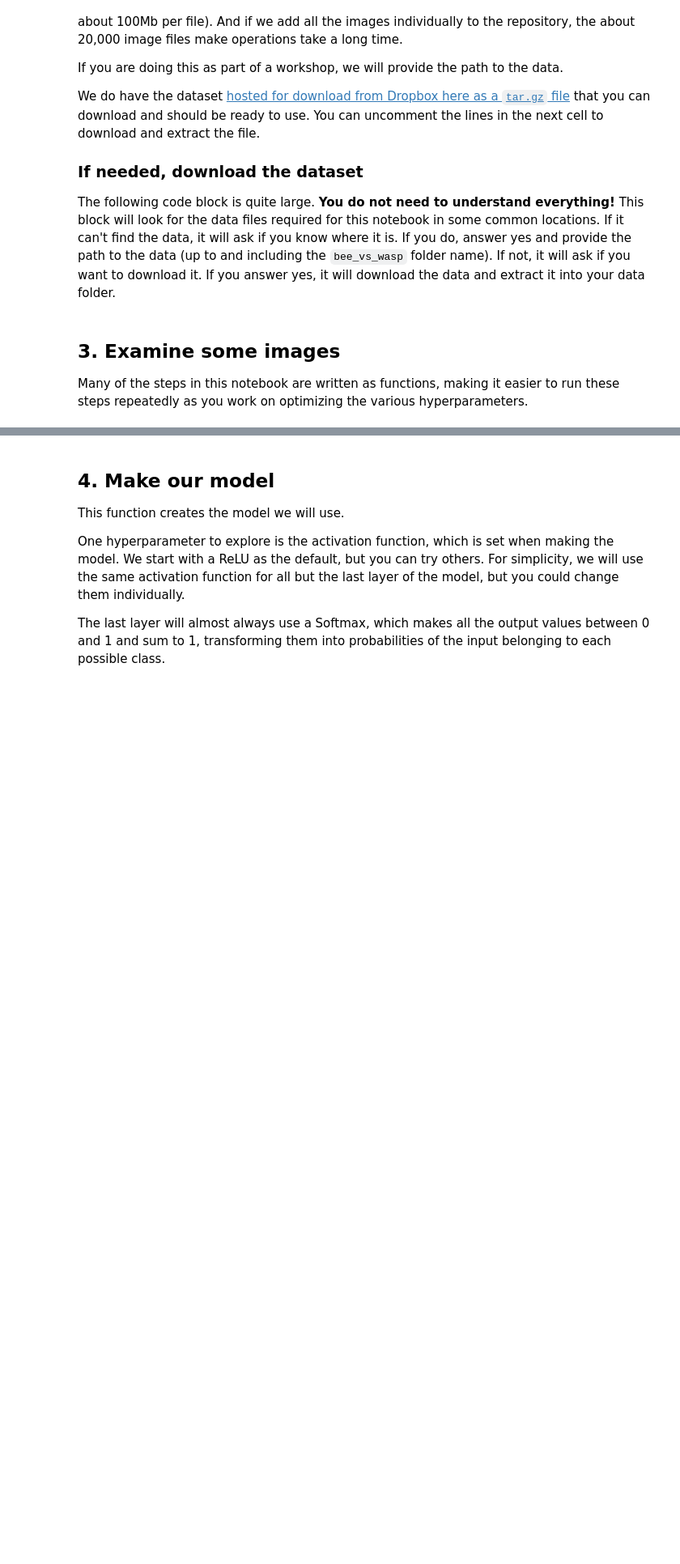
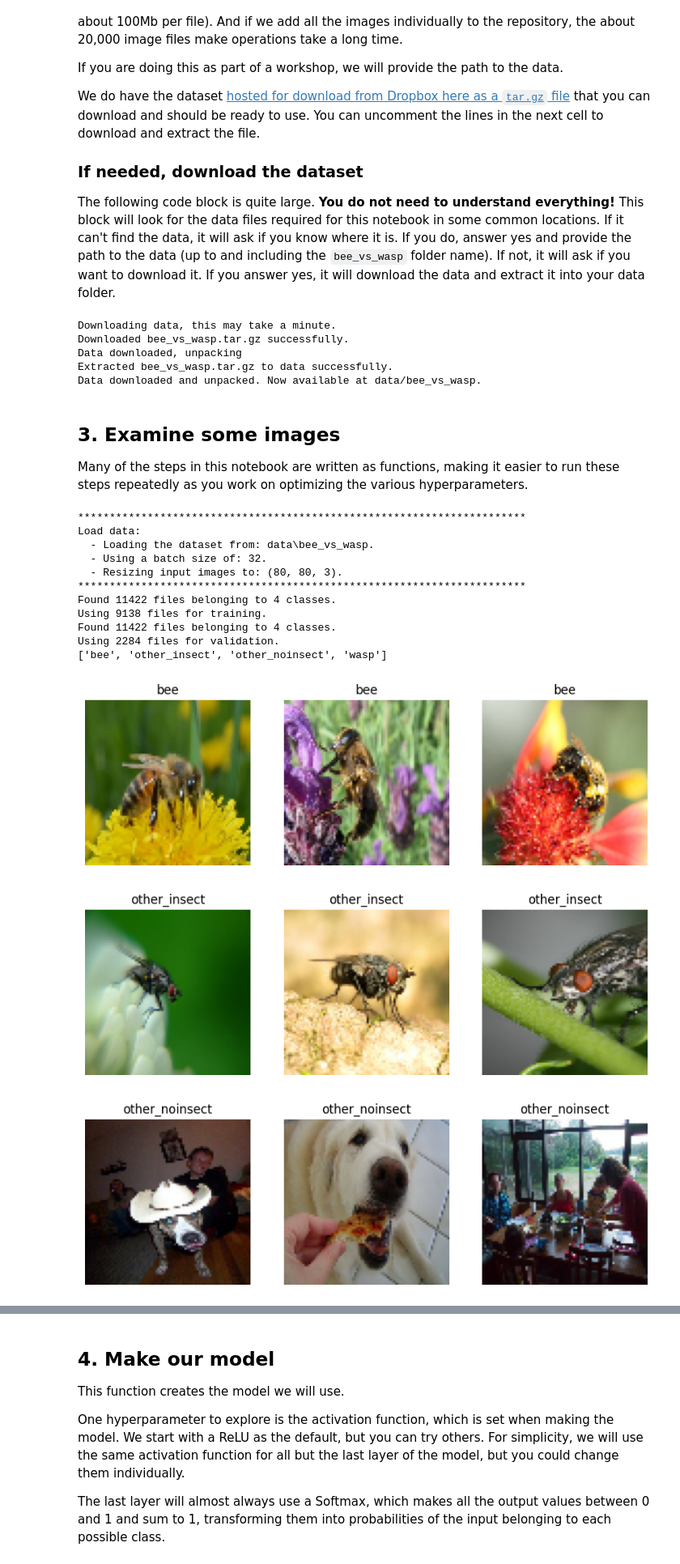
Before and after one commit to ilutticken/practicumai-computer-vision, a Jupyter notebook: 01_bees_vs_wasps.ipynb, the cells around one changed output, grey strips where cells are left out. Shown at 81% size. Cells and saved outputs as stored; diff of their text form; code cells hidden in the pictures; blank space fills up the shorter version.

```diff
--- a/01_bees_vs_wasps.ipynb
+++ b/01_bees_vs_wasps.ipynb
@@ -53,7 +55,7 @@ We do have the dataset [hosted for download from Dropbox here as a `tar.gz` file
 
 The following code block is quite large. **You do not need to understand everything!** This block will look for the data files required for this notebook in some common locations. If it can't find the data, it will ask if you know where it is. If you do, answer yes and provide the path to the data (up to and including the `bee_vs_wasp` folder name). If not, it will ask if you want to download it. If you answer yes, it will download the data and extract it into your data folder.
 # %%
-def download_file(url="https://www.dropbox.com/s/x70hm8mxqhe7fa6/bee_vs_wasp.tar.gz?dl=1", file="bee_vs_wasp.tar.gz"):
+def download_file(url="https://www.dropbox.com/s/x70hm8mxqhe7fa6/bee_vs_wasp.tar.gz?dl=1", filename="bee_vs_wasp.tar.gz"):
 
     # Download the file using requests
     response = requests.get(url, stream=True)
@@ -123,6 +125,12 @@ def manage_data(folder_name='bee_vs_wasp'):
 
 
 data_path = manage_data()
+# %% [output]
+Downloading data, this may take a minute.
+Downloaded bee_vs_wasp.tar.gz successfully.
+Data downloaded, unpacking
+Extracted bee_vs_wasp.tar.gz to data successfully.
+Data downloaded and unpacked. Now available at data/bee_vs_wasp.
 # %% [markdown]
 ## 3. Examine some images
 
@@ -176,31 +184,46 @@ def load_display_data(path, batch_size=32, shape=(80,80,3), show_pictures=True):
         label_mode='int'
     )
 
     if show_pictures:
         # Get the class names
         class_names = X_train.class_names
         print(class_names)
 
         # Display up to 3 images from each of the categories
         for i, class_name in enumerate(class_names):
             plt.figure(figsize=(10, 10))
-            for images, labels in X_train.take(1):
+            for images, labels in X_train.take(2):
                 images = images.numpy()
                 labels = labels.numpy()
 
                 # Filter images of the current class
                 class_images = images[labels == i]
 
                 # Number of images to show.
                 # Limited by number of this class in the batch or specific number
                 num_images = min(len(class_images), 3)
 
                 for j in range(num_images):
                     ax = plt.subplot(1, num_images, j + 1)
                     plt.imshow(class_images[j].astype("uint8"))
                     plt.title(class_name)
                     plt.axis("off")
             plt.show()
     return X_train, X_test
 
 X_train, X_test = load_display_data(data_path, batch_size=32, shape=(80,80,3), show_pictures=True)
+# %% [output]
+***********************************************************************
+Load data:
+  - Loading the dataset from: data\bee_vs_wasp.
+  - Using a batch size of: 32.
+  - Resizing input images to: (80, 80, 3).
+***********************************************************************
+Found 11422 files belonging to 4 classes.
+Using 9138 files for training.
+Found 11422 files belonging to 4 classes.
+Using 2284 files for validation.
+['bee', 'other_insect', 'other_noinsect', 'wasp']
+[figure, added]
+[figure, added]
+[figure, added]
```
Also changed, not shown: parts of 4 cells of this notebook, 1 other file.
